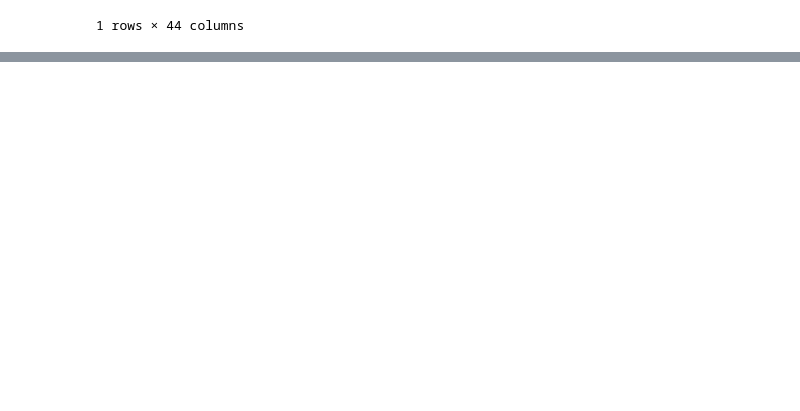
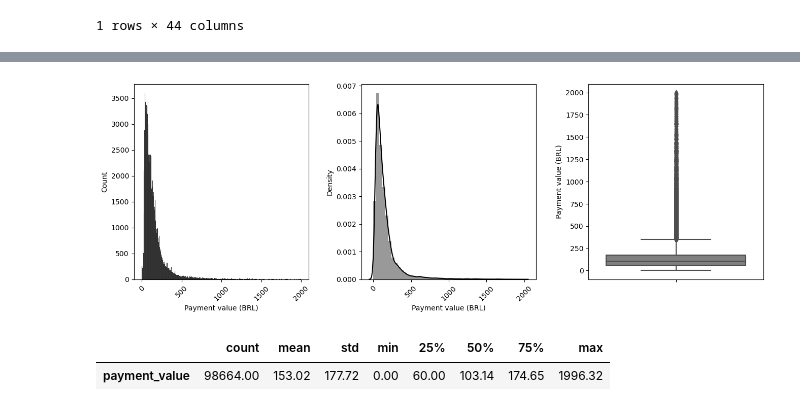
Before and after one commit to lucasquemelli/customer_satisfaction_prediction, a Jupyter notebook: customer_satisfaction_prediction.ipynb, the cells around one changed output, grey strips where cells are left out. Cells and saved outputs as stored; diff of their text form; code cells hidden in the pictures; blank space fills up the shorter version.

```diff
--- a/customer_satisfaction_prediction.ipynb
+++ b/customer_satisfaction_prediction.ipynb
@@ -335,0 +693,29 @@ data[data["order_id"] == "6a87a0371f263aa8c1779c2c115c1427"]
+# %%
+aux = num_attributes.copy()
+aux = aux[aux["payment_value"] <= 2000]
+
+plt.figure(figsize=(16,5))
+
+plt.subplot(1,3,1)
+sns.histplot(aux["payment_value"], color="black")
+plt.xlabel("Payment value (BRL)")
+plt.xticks(rotation=45);
+
+plt.subplot(1,3,2)
+sns.distplot(aux["payment_value"], color="black")
+plt.xlabel("Payment value (BRL)")
+plt.xticks(rotation=45);
+
+plt.subplot(1,3,3)
+sns.boxplot(y='payment_value',data=aux, color="gray")
+plt.ylabel("Payment value (BRL)")
+
+plt.subplots_adjust(wspace = 0.30);
+# %% [output]
+[figure, added]
+# %%
+pd.set_option('display.float_format', lambda x: '%.2f' % x)
+pd.DataFrame(aux["payment_value"]).describe().T
+# %% [output]
+|  | count | mean | std | min | 25% | 50% | 75% | max |
+| payment_value | 98664.00 | 153.02 | 177.72 | 0.00 | 60.00 | 103.14 | 174.65 | 1996.32 |
```
Also changed, not shown: parts of 50 cells of this notebook.
